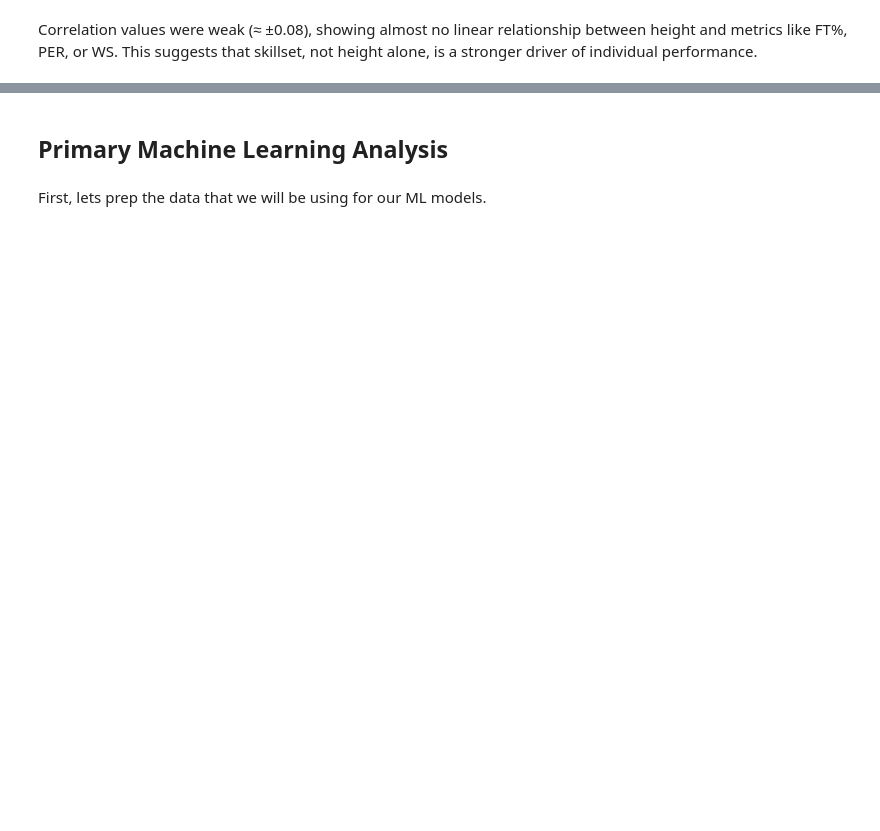
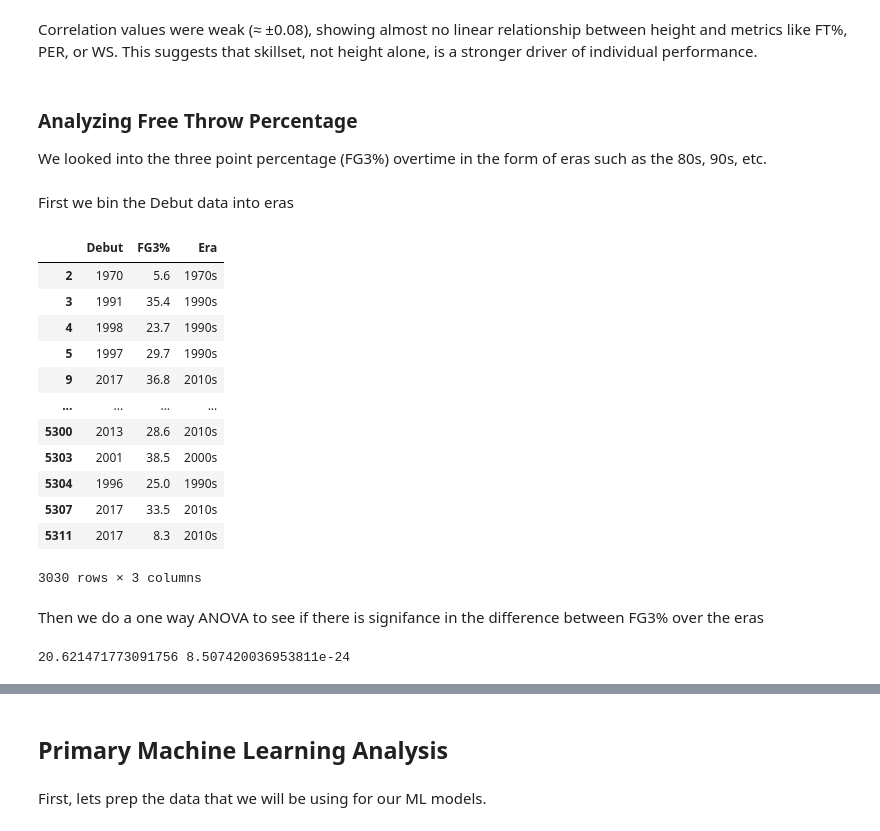
Before and after one commit to hullana/320-Final-Project, a Jupyter notebook: finalProject.ipynb, the cells around one changed output, grey strips where cells are left out. Cells and saved outputs as stored; diff of their text form; code cells hidden in the pictures; blank space fills up the shorter version.

```diff
--- a/finalProject.ipynb
+++ b/finalProject.ipynb
@@ -201,2 +187,44 @@ plt.show()
 # %% [markdown]
 Correlation values were weak (≈ ±0.08), showing almost no linear relationship between height and metrics like FT%, PER, or WS. This suggests that skillset, not height alone, is a stronger driver of individual performance.
+# %% [markdown]
+### Analyzing Free Throw Percentage
+
+We looked into the three point percentage (FG3%) overtime in the form of eras such as the 80s, 90s, etc.
+# %% [markdown]
+First we bin the Debut data into eras
+# %%
+df_era = df[['Debut', 'FG3%']].dropna()
+df_era = df_era[df_era['FG3%'] > 0]
+
+bins=[1946, 1959, 1969, 1979, 1989, 1999, 2009, 2019, 2025]
+labels = ['1950s', '1960s', '1970s', '1980s', '1990s', '2000s', '2010s', '2020s']
+df_era['Era'] = pd.cut(df_era['Debut'], bins=bins, labels=labels)
+
+df_era
+# %% [output]
+|  | Debut | FG3% | Era |
+| 2 | 1970 | 5.6 | 1970s |
+| 3 | 1991 | 35.4 | 1990s |
+| 4 | 1998 | 23.7 | 1990s |
+| 5 | 1997 | 29.7 | 1990s |
+| 9 | 2017 | 36.8 | 2010s |
+| ... | ... | ... | ... |
+| 5300 | 2013 | 28.6 | 2010s |
+| 5303 | 2001 | 38.5 | 2000s |
+| 5304 | 1996 | 25.0 | 1990s |
+| 5307 | 2017 | 33.5 | 2010s |
+| 5311 | 2017 | 8.3 | 2010s |
+3030 rows × 3 columns
+# %% [markdown]
+Then we do a one way ANOVA to see if there is signifance in the difference between FG3% over the eras
+# %%
+from scipy.stats import f_oneway
+groups = []
+for era, group in df_era.groupby('Era', observed=True):
+  if len(group) > 1:
+    groups.append(group['FG3%'].values)
+
+f_stat, p_value = f_oneway(*groups)
+print(f_stat, p_value)
+# %% [output]
+20.621471773091756 8.507420036953811e-24
```
Also changed, not shown: parts of 14 cells of this notebook, 9 other files.
